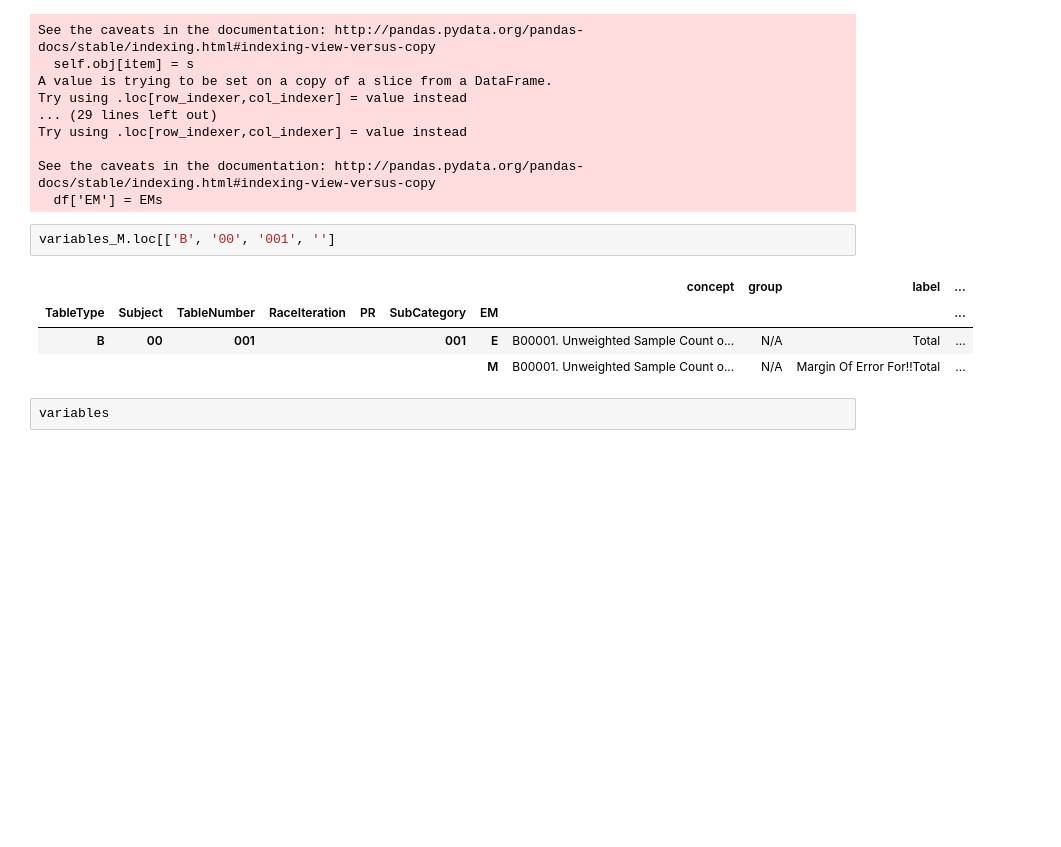
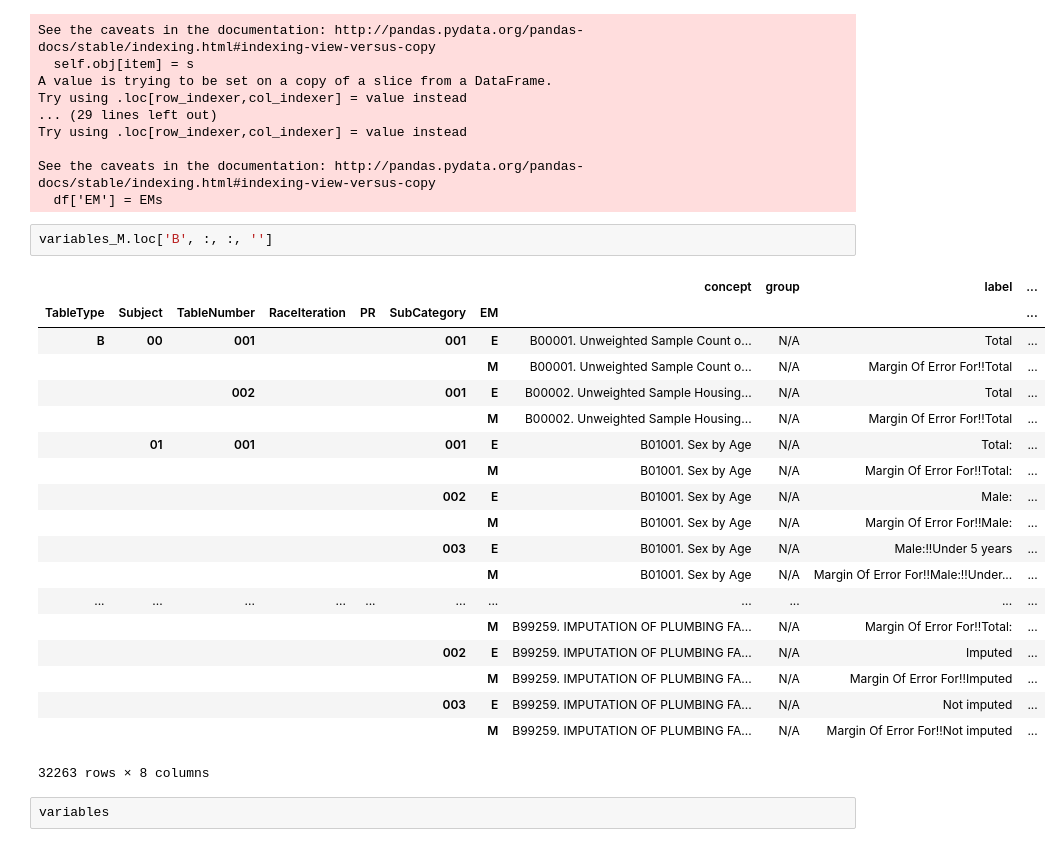
Before and after one commit to pssachdeva/census_viz, a Jupyter notebook: feature_exploration.ipynb, the cells around one changed output. Drawn from its saved outputs; the diff is of its cells as text; blank space fills up the shorter version.

```diff
--- a/feature_exploration.ipynb
+++ b/feature_exploration.ipynb
@@ -110,12 +110,27 @@ Try using .loc[row_indexer,col_indexer] = value instead
 See the caveats in the documentation: http://pandas.pydata.org/pandas-docs/stable/indexing.html#indexing-view-versus-copy
   df['EM'] = EMs
 # %%
-variables_M.loc[['B', '00', '001', '']
+variables_M.loc['B', :, :, '']
 # %% [output]
 |  |  |  |  |  |  |  | concept | group | label | ... |
 | TableType | Subject | TableNumber | RaceIteration | PR | SubCategory | EM |  |  |  | ... |
 | B | 00 | 001 |  |  | 001 | E | B00001. Unweighted Sample Count o... | N/A | Total | ... |
 |  |  |  |  |  |  | M | B00001. Unweighted Sample Count o... | N/A | Margin Of Error For!!Total | ... |
+|  |  | 002 |  |  | 001 | E | B00002. Unweighted Sample Housing... | N/A | Total | ... |
+|  |  |  |  |  |  | M | B00002. Unweighted Sample Housing... | N/A | Margin Of Error For!!Total | ... |
+|  | 01 | 001 |  |  | 001 | E | B01001. Sex by Age | N/A | Total: | ... |
+|  |  |  |  |  |  | M | B01001. Sex by Age | N/A | Margin Of Error For!!Total: | ... |
+|  |  |  |  |  | 002 | E | B01001. Sex by Age | N/A | Male: | ... |
+|  |  |  |  |  |  | M | B01001. Sex by Age | N/A | Margin Of Error For!!Male: | ... |
+|  |  |  |  |  | 003 | E | B01001. Sex by Age | N/A | Male:!!Under 5 years | ... |
+|  |  |  |  |  |  | M | B01001. Sex by Age | N/A | Margin Of Error For!!Male:!!Under... | ... |
+| ... | ... | ... | ... | ... | ... | ... | ... | ... | ... | ... |
+|  |  |  |  |  |  | M | B99259. IMPUTATION OF PLUMBING FA... | N/A | Margin Of Error For!!Total: | ... |
+|  |  |  |  |  | 002 | E | B99259. IMPUTATION OF PLUMBING FA... | N/A | Imputed | ... |
+|  |  |  |  |  |  | M | B99259. IMPUTATION OF PLUMBING FA... | N/A | Margin Of Error For!!Imputed | ... |
+|  |  |  |  |  | 003 | E | B99259. IMPUTATION OF PLUMBING FA... | N/A | Not imputed | ... |
+|  |  |  |  |  |  | M | B99259. IMPUTATION OF PLUMBING FA... | N/A | Margin Of Error For!!Not imputed | ... |
+32263 rows × 8 columns
 # %%
 variables
 # %% [output]
```
